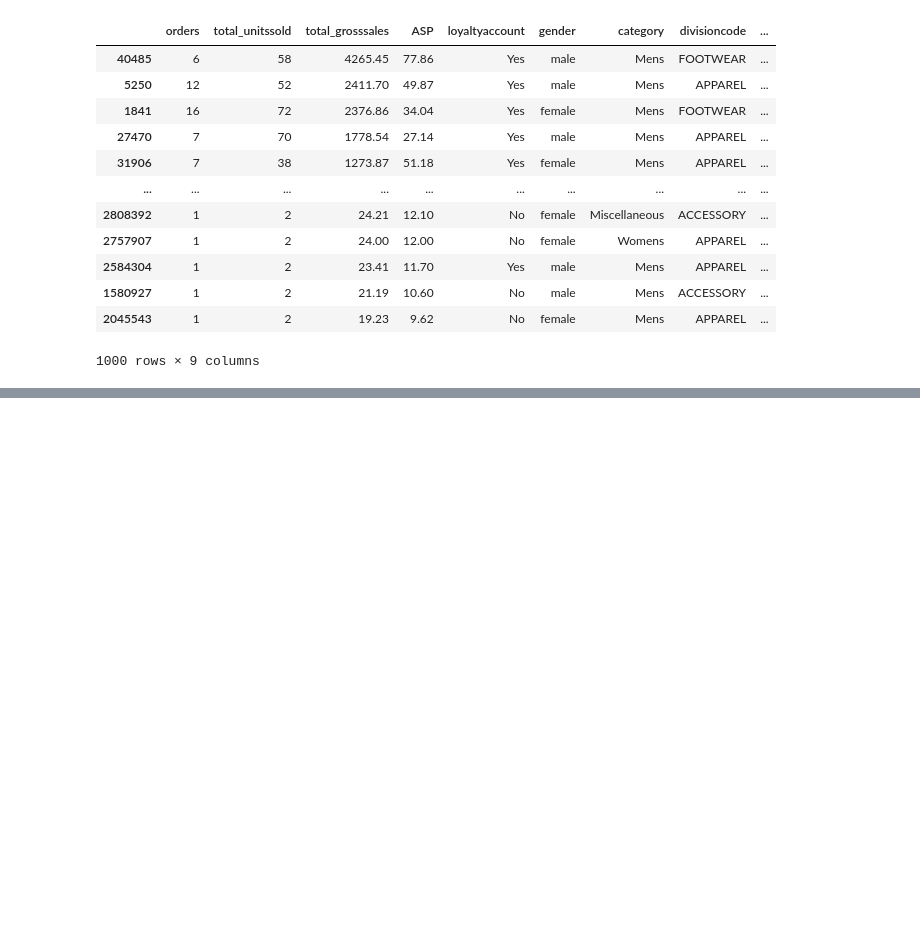
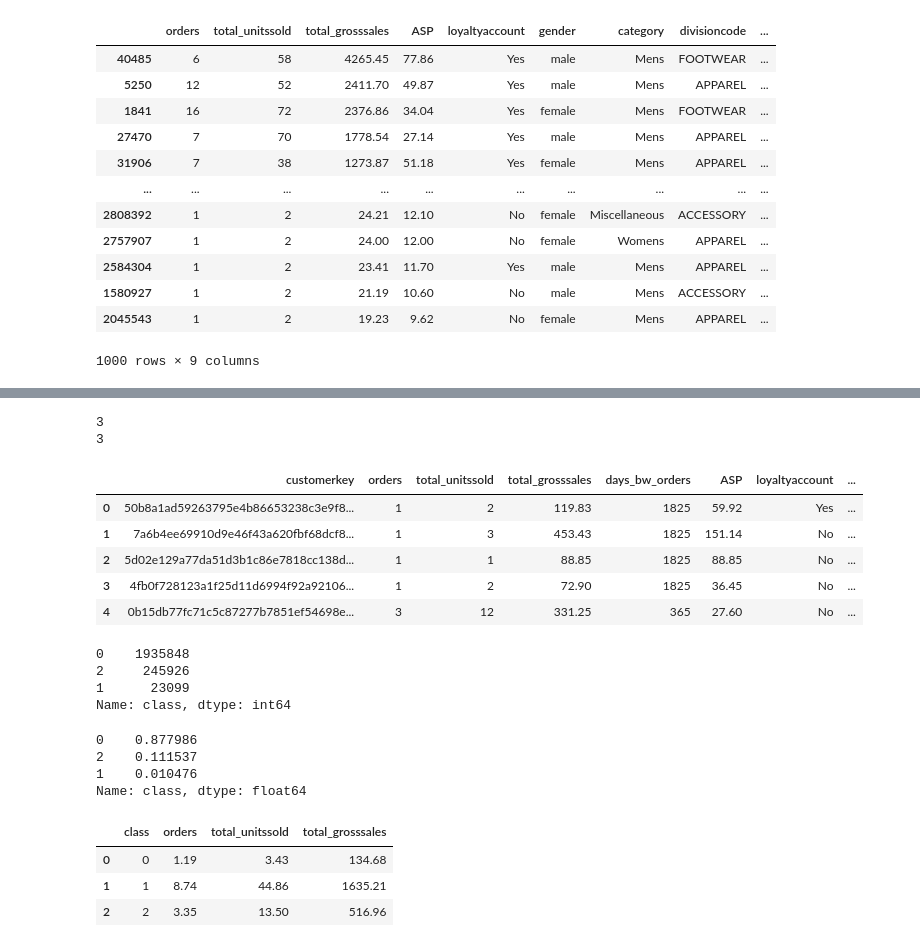
Before and after one commit to emmaranderson/Peak_Diss, a Jupyter notebook: Final .ipynb, the cells around one changed output, grey strips where cells are left out. Drawn from its saved outputs; the diff is of its cells as text; code cells hidden in the pictures; blank space fills up the shorter version.

```diff
--- a/Final .ipynb
+++ b/Final .ipynb
@@ -305,0 +304,62 @@ full.head(1)
+# %%
+kn = KneeLocator(x= list(range(1,11)), y=D, curve='convex', direction='decreasing')
+print(round(kn.knee, 3))
+print(round(kn.elbow, 3))
+# %% [output]
+3
+3
+# %%
+# Same paramaters as before
+kmeans_kwargs = {
+       "init": "k-means++",
+       "n_init": 10,
+        "max_iter": 3000,
+        "random_state": 42,
+        }
+
+kmeans = KMeans(n_clusters=3, **kmeans_kwargs)
+cluster_labels = kmeans.fit_predict(X_train_scaled)
+# %%
+cust_sum['class']= cluster_labels
+# %%
+cust_sum = cust_sum.drop(columns=['index'])
+# %%
+cust_sum.head()
+# %% [output]
+|  | customerkey | orders | total_unitssold | total_grosssales | days_bw_orders | ASP | loyaltyaccount | ... |
+| 0 | 50b8a1ad59263795e4b86653238c3e9f8... | 1 | 2 | 119.83 | 1825 | 59.92 | Yes | ... |
+| 1 | 7a6b4ee69910d9e46f43a620fbf68dcf8... | 1 | 3 | 453.43 | 1825 | 151.14 | No | ... |
+| 2 | 5d02e129a77da51d3b1c86e7818cc138d... | 1 | 1 | 88.85 | 1825 | 88.85 | No | ... |
+| 3 | 4fb0f728123a1f25d11d6994f92a92106... | 1 | 2 | 72.90 | 1825 | 36.45 | No | ... |
+| 4 | 0b15db77fc71c5c87277b7851ef54698e... | 3 | 12 | 331.25 | 365 | 27.60 | No | ... |
+# %%
+cust_sum['class'].value_counts()
+# %% [output]
+0    1935848
+2     245926
+1      23099
+Name: class, dtype: int64
+# %%
+cust_sum['class'].value_counts(normalize=True)
+# %% [output]
+0    0.877986
+2    0.111537
+1    0.010476
+Name: class, dtype: float64
+# %%
+clust = cust_sum.groupby(
+   ['class']
+).agg(
+    {
+         'orders':"mean",
+        'total_unitssold':"mean",
+        'total_grosssales':"mean"
+    }
+).round(decimals=2)
+clust= clust.reset_index()
+clust
+# %% [output]
+|  | class | orders | total_unitssold | total_grosssales |
+| 0 | 0 | 1.19 | 3.43 | 134.68 |
+| 1 | 1 | 8.74 | 44.86 | 1635.21 |
+| 2 | 2 | 3.35 | 13.50 | 516.96 |
```
Also changed, not shown: parts of 15 cells of this notebook.
